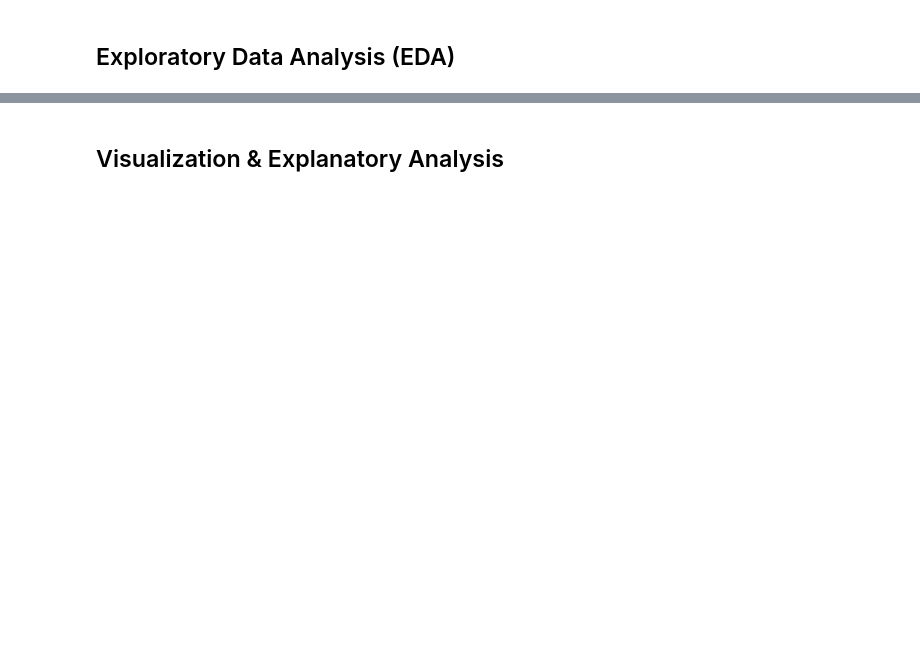
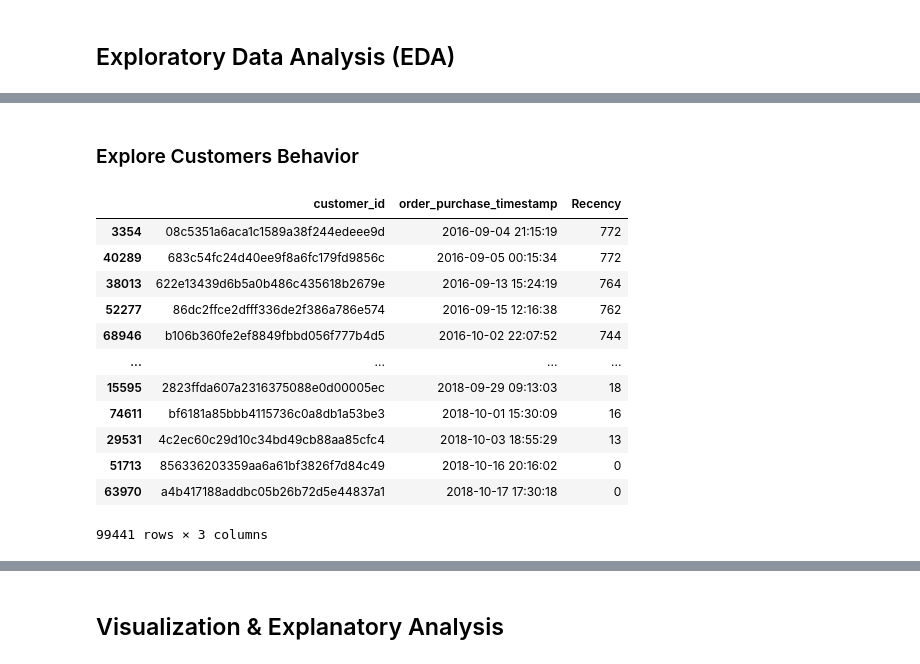
Before and after one commit to MukhlisMaulanaA/submission-dicoding, a Jupyter notebook: Proyek_Analisis_Data.ipynb, the cells around one changed output, grey strips where cells are left out. Saved outputs shown, nothing was run; the diff lists cells and outputs as text; code cells hidden in the pictures; blank space fills up the shorter version.

```diff
--- a/Proyek_Analisis_Data.ipynb
+++ b/Proyek_Analisis_Data.ipynb
@@ -267,0 +321,27 @@ orders_data_cleaned = orders_data.dropna()
+# %% [markdown]
+### Explore Customers Behavior
+# %%
+# Konversi kolom tanggal pembelian menjadi format datetime
+orders_data['order_purchase_timestamp'] = pd.to_datetime(orders_data['order_purchase_timestamp'])
+
+# Mengambil tanggal paling akhir dalam dataset
+current_date = orders_data['order_purchase_timestamp'].max()
+
+# Menghitung Recency (jarak waktu antara transaksi terakhir pelanggan dan current_date)
+recency = orders_data.groupby('customer_id').order_purchase_timestamp.max().reset_index()
+recency['Recency'] = (current_date - recency['order_purchase_timestamp']).dt.days
+recency.sort_values(by=['Recency'], ascending=False)
+# %% [output]
+|  | customer_id | order_purchase_timestamp | Recency |
+| 3354 | 08c5351a6aca1c1589a38f244edeee9d | 2016-09-04 21:15:19 | 772 |
+| 40289 | 683c54fc24d40ee9f8a6fc179fd9856c | 2016-09-05 00:15:34 | 772 |
+| 38013 | 622e13439d6b5a0b486c435618b2679e | 2016-09-13 15:24:19 | 764 |
+| 52277 | 86dc2ffce2dfff336de2f386a786e574 | 2016-09-15 12:16:38 | 762 |
+| 68946 | b106b360fe2ef8849fbbd056f777b4d5 | 2016-10-02 22:07:52 | 744 |
+| ... | ... | ... | ... |
+| 15595 | 2823ffda607a2316375088e0d00005ec | 2018-09-29 09:13:03 | 18 |
+| 74611 | bf6181a85bbb4115736c0a8db1a53be3 | 2018-10-01 15:30:09 | 16 |
+| 29531 | 4c2ec60c29d10c34bd49cb88aa85cfc4 | 2018-10-03 18:55:29 | 13 |
+| 51713 | 856336203359aa6a61bf3826f7d84c49 | 2018-10-16 20:16:02 | 0 |
+| 63970 | a4b417188addbc05b26b72d5e44837a1 | 2018-10-17 17:30:18 | 0 |
+99441 rows × 3 columns
```
Also changed, not shown: parts of 18 cells of this notebook.
